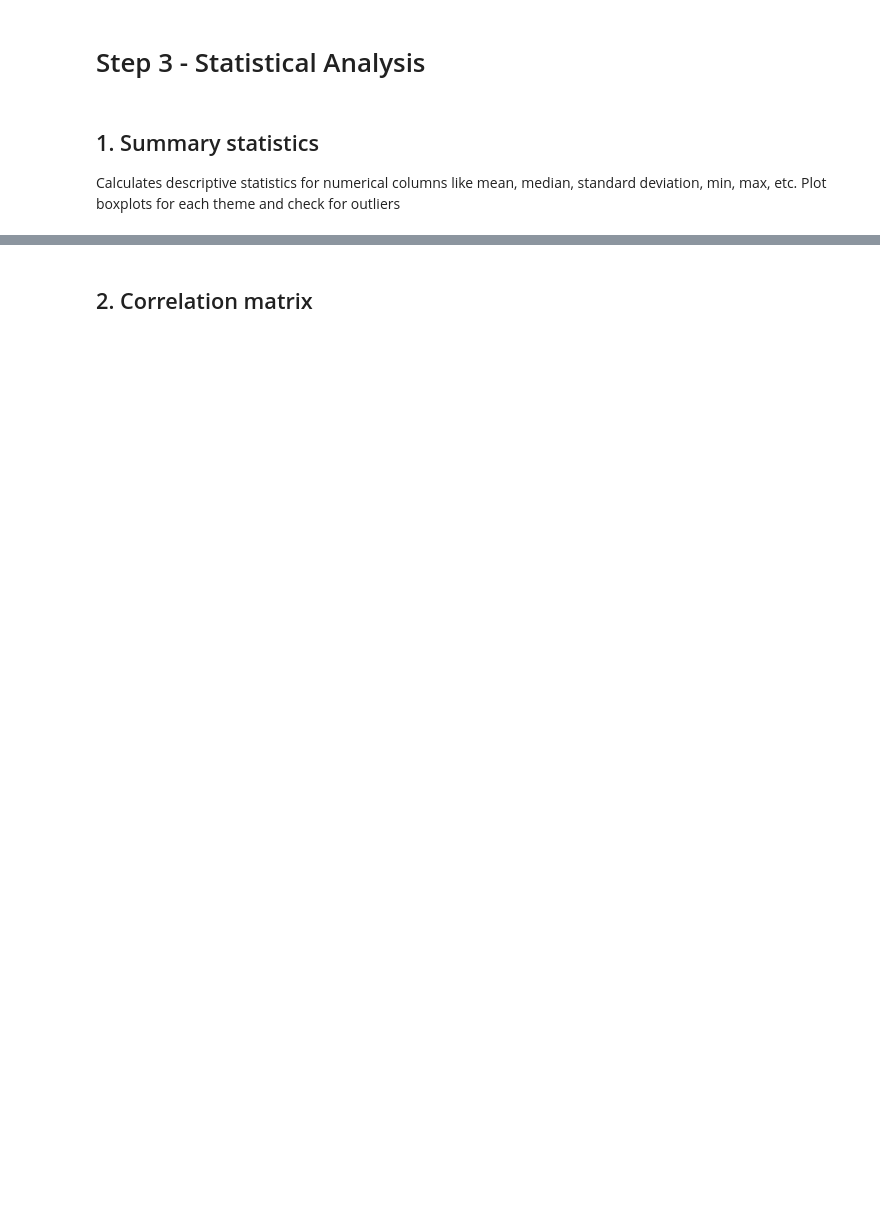
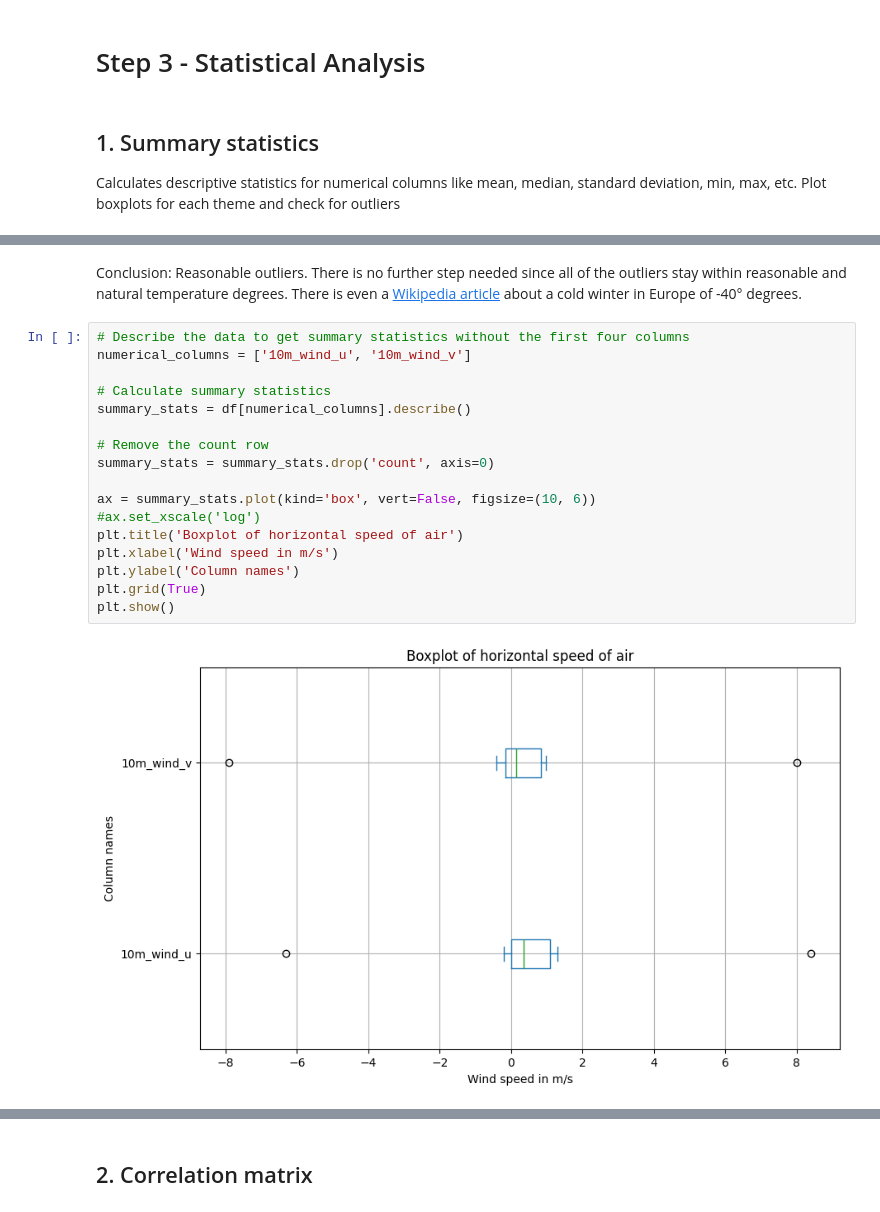
Before and after one commit to lebe1/ClimateChangeAI, a Jupyter notebook: Data-Preprocessing.ipynb, the cells around one changed output, grey strips where cells are left out. Drawn from its saved outputs; the diff is of its cells as text; blank space fills up the shorter version.

```diff
--- a/Data-Preprocessing.ipynb
+++ b/Data-Preprocessing.ipynb
@@ -244,0 +256,21 @@ plt.show()
+# %% [markdown]
+Conclusion: Reasonable outliers. There is no further step needed since all of the outliers stay within reasonable and natural temperature degrees. There is even a [Wikipedia article](https://en.wikipedia.org/wiki/Early_2012_European_cold_wave) about a cold winter in Europe of -40° degrees.
+# %%
+# Describe the data to get summary statistics without the first four columns
+numerical_columns = ['10m_wind_u', '10m_wind_v']
+
+# Calculate summary statistics
+summary_stats = df[numerical_columns].describe()
+
+# Remove the count row
+summary_stats = summary_stats.drop('count', axis=0)
+
+ax = summary_stats.plot(kind='box', vert=False, figsize=(10, 6))
+#ax.set_xscale('log')
+plt.title('Boxplot of horizontal speed of air')
+plt.xlabel('Wind speed in m/s')
+plt.ylabel('Column names')
+plt.grid(True)
+plt.show()
+# %% [output]
+[figure, added]
```
Also changed, not shown: parts of 33 cells of this notebook.
